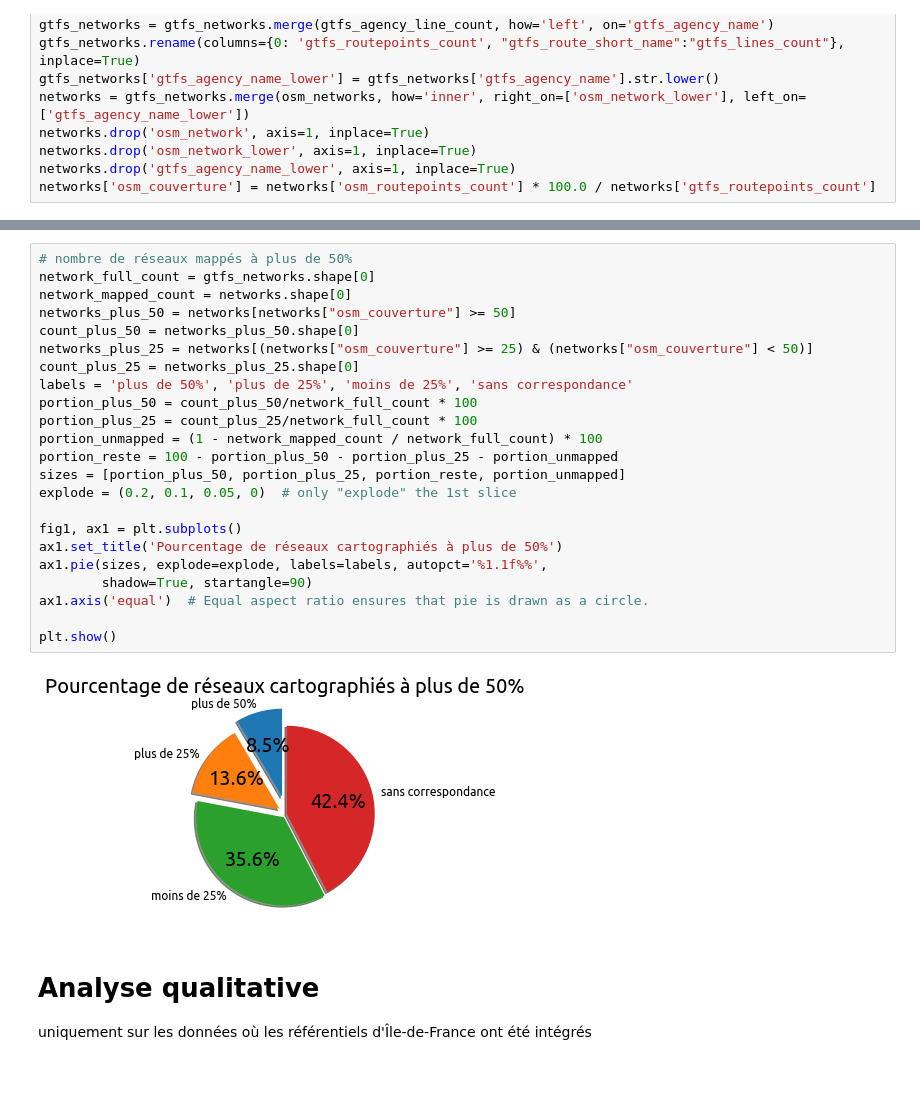
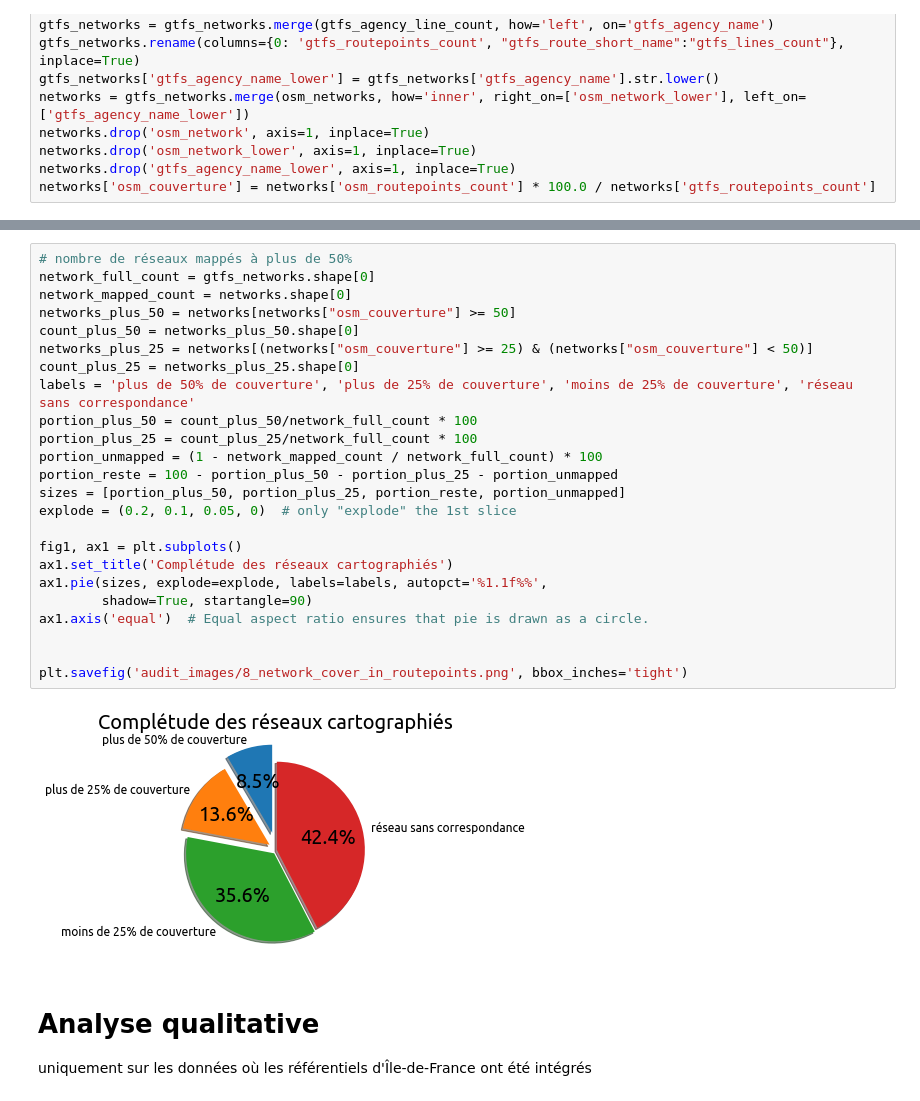
Before and after one commit to Jungle-Bus/ref-fr-STIF, a Jupyter notebook: audit_routepoints/idf_audit.ipynb, the cells around one changed output, grey strips where cells are left out. Saved outputs shown, nothing was run; the diff lists cells and outputs as text.

Commit message:
audit routepoint - màj images

```diff
--- a/audit_routepoints/idf_audit.ipynb
+++ b/audit_routepoints/idf_audit.ipynb
@@ -381,28 +369,29 @@ networks.sort_values("osm_couverture", ascending=False).reset_index()
 # %%
 # nombre de réseaux mappés à plus de 50%
 network_full_count = gtfs_networks.shape[0]
 network_mapped_count = networks.shape[0]
 networks_plus_50 = networks[networks["osm_couverture"] >= 50]
 count_plus_50 = networks_plus_50.shape[0]
 networks_plus_25 = networks[(networks["osm_couverture"] >= 25) & (networks["osm_couverture"] < 50)]
 count_plus_25 = networks_plus_25.shape[0]
-labels = 'plus de 50%', 'plus de 25%', 'moins de 25%', 'sans correspondance'
+labels = 'plus de 50% de couverture', 'plus de 25% de couverture', 'moins de 25% de couverture', 'réseau sans correspondance'
 portion_plus_50 = count_plus_50/network_full_count * 100
 portion_plus_25 = count_plus_25/network_full_count * 100
 portion_unmapped = (1 - network_mapped_count / network_full_count) * 100
 portion_reste = 100 - portion_plus_50 - portion_plus_25 - portion_unmapped
 sizes = [portion_plus_50, portion_plus_25, portion_reste, portion_unmapped]
 explode = (0.2, 0.1, 0.05, 0)  # only "explode" the 1st slice
 
 fig1, ax1 = plt.subplots()
-ax1.set_title('Pourcentage de réseaux cartographiés à plus de 50%')
+ax1.set_title('Complétude des réseaux cartographiés')
 ax1.pie(sizes, explode=explode, labels=labels, autopct='%1.1f%%',
         shadow=True, startangle=90)
 ax1.axis('equal')  # Equal aspect ratio ensures that pie is drawn as a circle.
 
-plt.show()
+
+plt.savefig('audit_images/8_network_cover_in_routepoints.png', bbox_inches='tight')
 # %% [output]
-[figure, old version]
+[figure, new version]
 # %% [markdown]
 # Analyse qualitative
 
```
Also changed, not shown: parts of 8 cells of this notebook, 7 other files.
